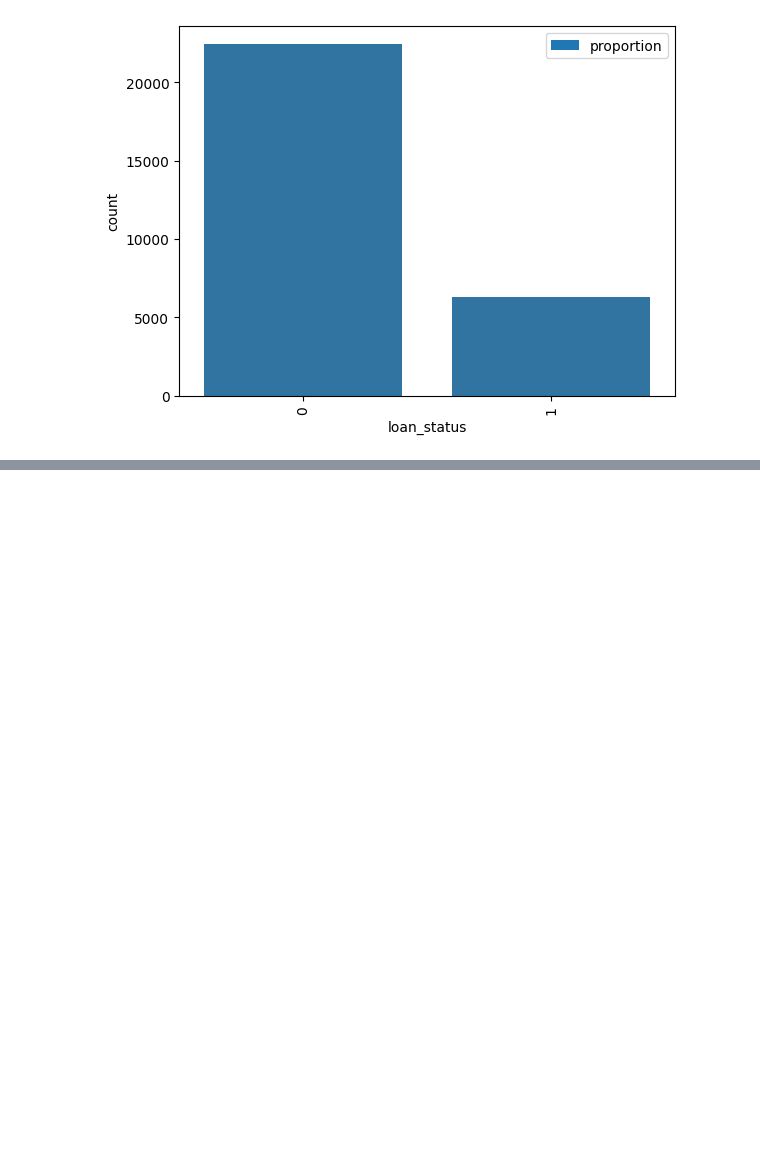
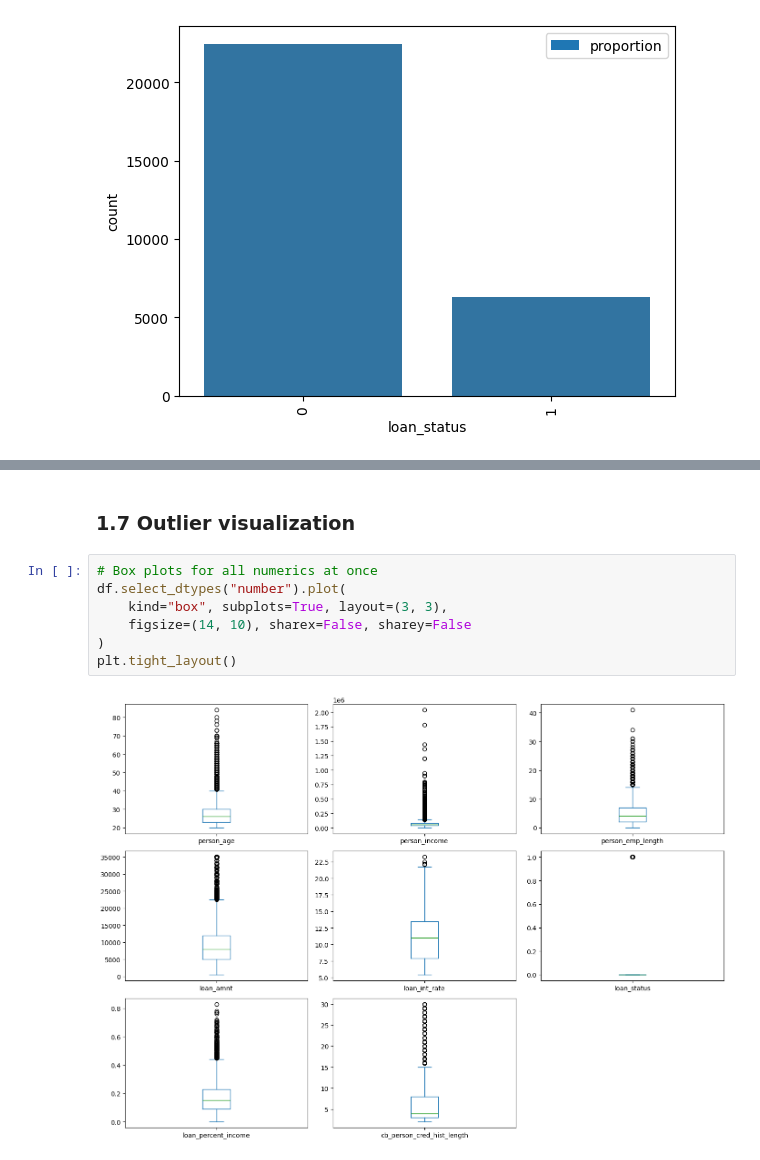
Before and after one commit to soufianboukir/credit-risk-prediction, a Jupyter notebook: notebooks/02_analysis.ipynb, the cells around one changed output, grey strips where cells are left out. Cells and saved outputs as stored; diff of their text form; blank space fills up the shorter version.

```diff
--- a/notebooks/02_analysis.ipynb
+++ b/notebooks/02_analysis.ipynb
@@ -44,0 +76,11 @@ for col in ["person_home_ownership", "loan_intent", "loan_grade", "cb_person_def
+# %% [markdown]
+### 1.7 Outlier visualization
+# %%
+# Box plots for all numerics at once
+df.select_dtypes("number").plot(
+    kind="box", subplots=True, layout=(3, 3),
+    figsize=(14, 10), sharex=False, sharey=False
+)
+plt.tight_layout()
+# %% [output]
+[figure, added]
```
Also changed, not shown: parts of 6 cells of this notebook.
